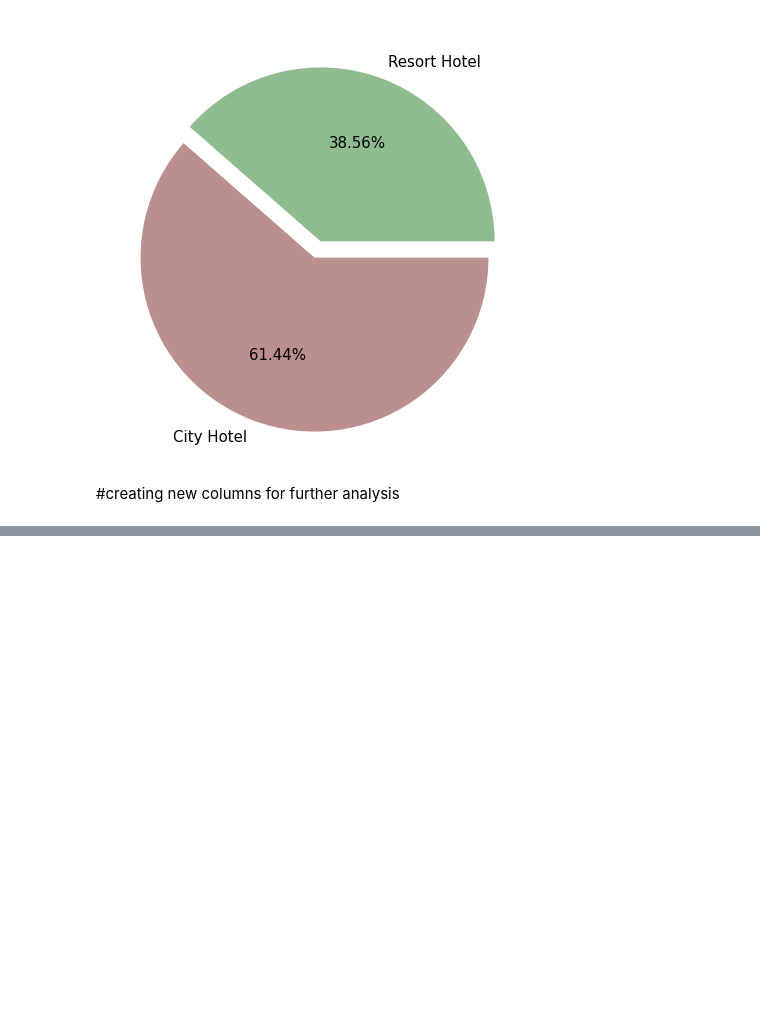
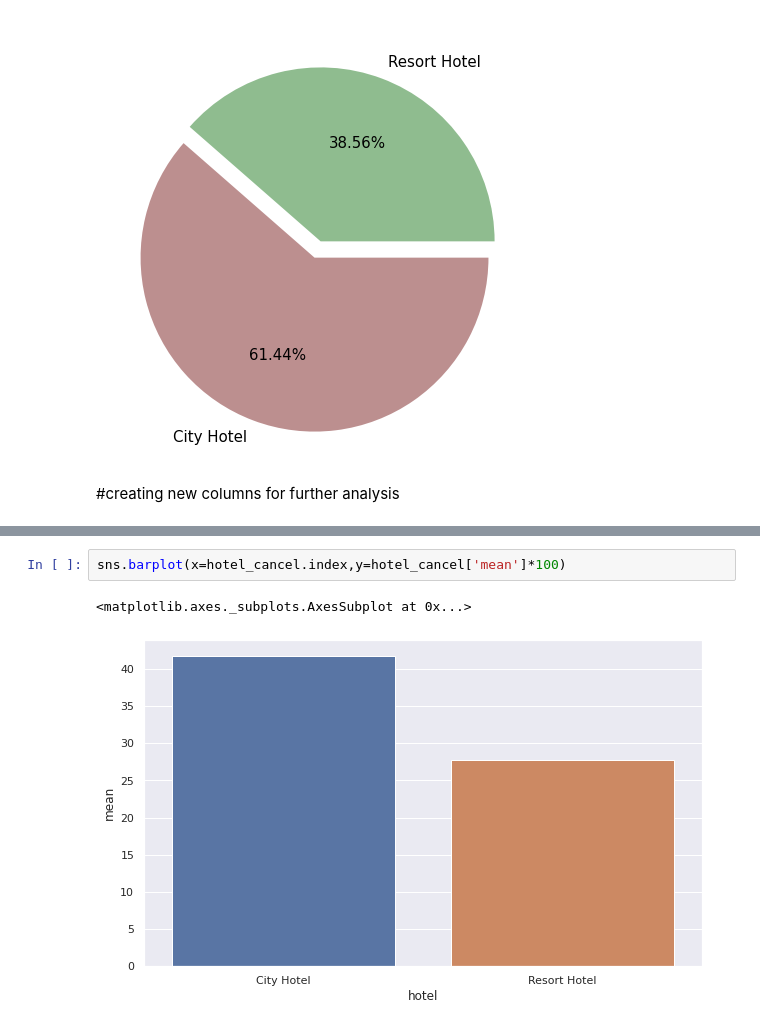
Before and after one commit to yraj1996/hotel_booking_analysis-EDA, a Jupyter notebook: Copy_of_Hotel_Booking_Analysis_Capstone_Project.ipynb, the cells around one changed output, grey strips where cells are left out. Drawn from its saved outputs; the diff is of its cells as text; blank space fills up the shorter version.

```diff
--- a/Copy_of_Hotel_Booking_Analysis_Capstone_Project.ipynb
+++ b/Copy_of_Hotel_Booking_Analysis_Capstone_Project.ipynb
@@ -241,0 +313,5 @@ hotel_df.head()
+# %%
+sns.barplot(x=hotel_cancel.index,y=hotel_cancel['mean']*100)
+# %% [output]
+<matplotlib.axes._subplots.AxesSubplot at 0x...>
+[figure, added]
```
Also changed, not shown: parts of 27 cells of this notebook.
